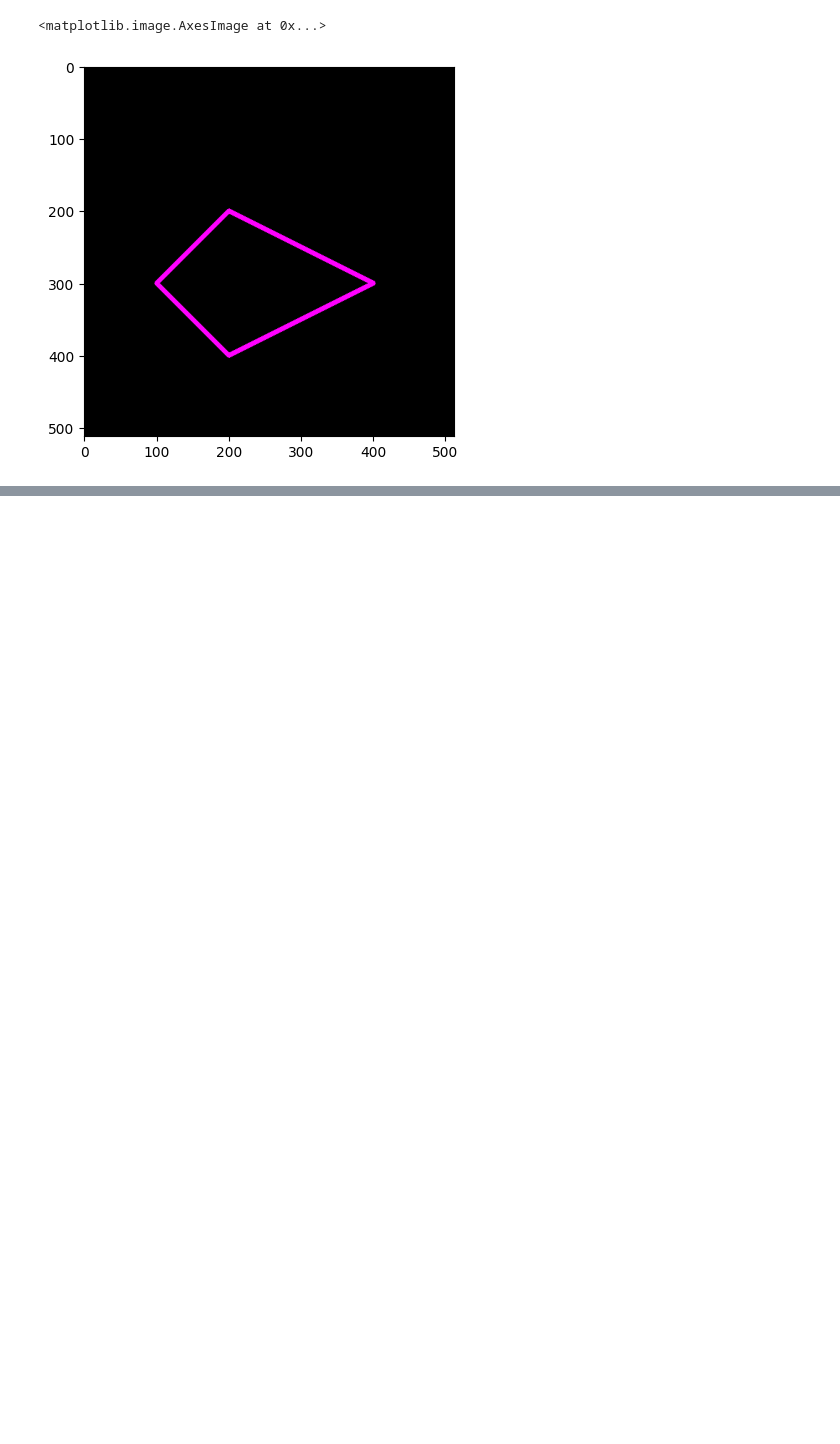
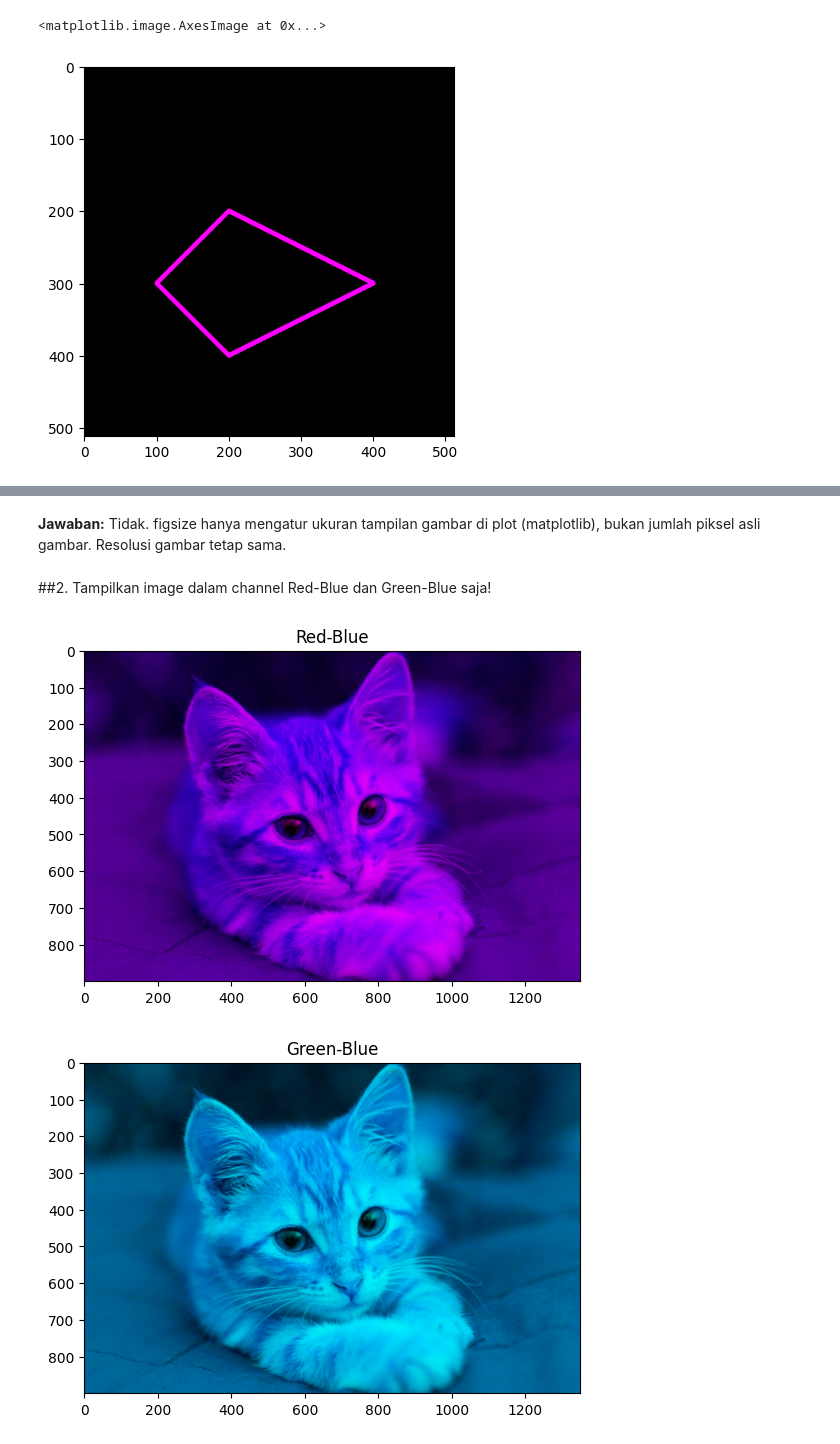
Before and after one commit to dedybayu/DedyBayu_PCVK_Genap_2025, a Jupyter notebook: PCVK_Week2.ipynb, the cells around one changed output, grey strips where cells are left out. Saved outputs shown, nothing was run; the diff lists cells and outputs as text; code cells hidden in the pictures; blank space fills up the shorter version.

```diff
--- a/PCVK_Week2.ipynb
+++ b/PCVK_Week2.ipynb
@@ -149,0 +199,21 @@ plt.imshow(black_img2)
+# %% [markdown]
+**Jawaban:** Tidak. figsize hanya mengatur ukuran tampilan gambar di plot (matplotlib), bukan jumlah piksel asli gambar. Resolusi gambar tetap sama.
+# %% [markdown]
+##2. Tampilkan image dalam channel Red-Blue dan Green-Blue saja!
+# %%
+# Red-Blue (hilangkan Green)
+rb = img.copy()
+rb[:,:,1] = 0   # channel G = 0
+plt.imshow(rb)
+plt.title("Red-Blue")
+plt.show()
+
+# Green-Blue (hilangkan Red)
+gb = img.copy()
+gb[:,:,0] = 0   # channel R = 0
+plt.imshow(gb)
+plt.title("Green-Blue")
+plt.show()
+# %% [output]
+[figure, added]
+[figure, added]
```
Also changed, not shown: parts of 8 cells of this notebook.
